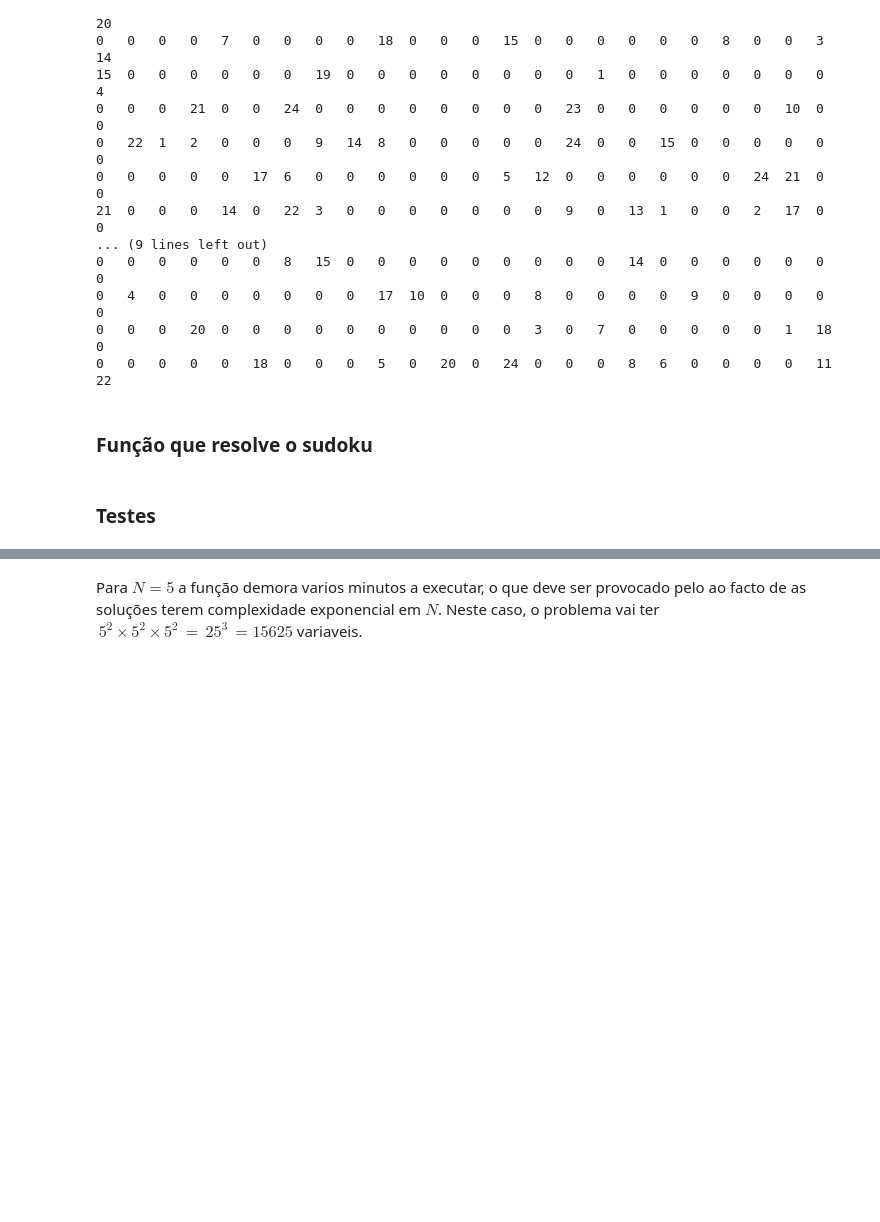
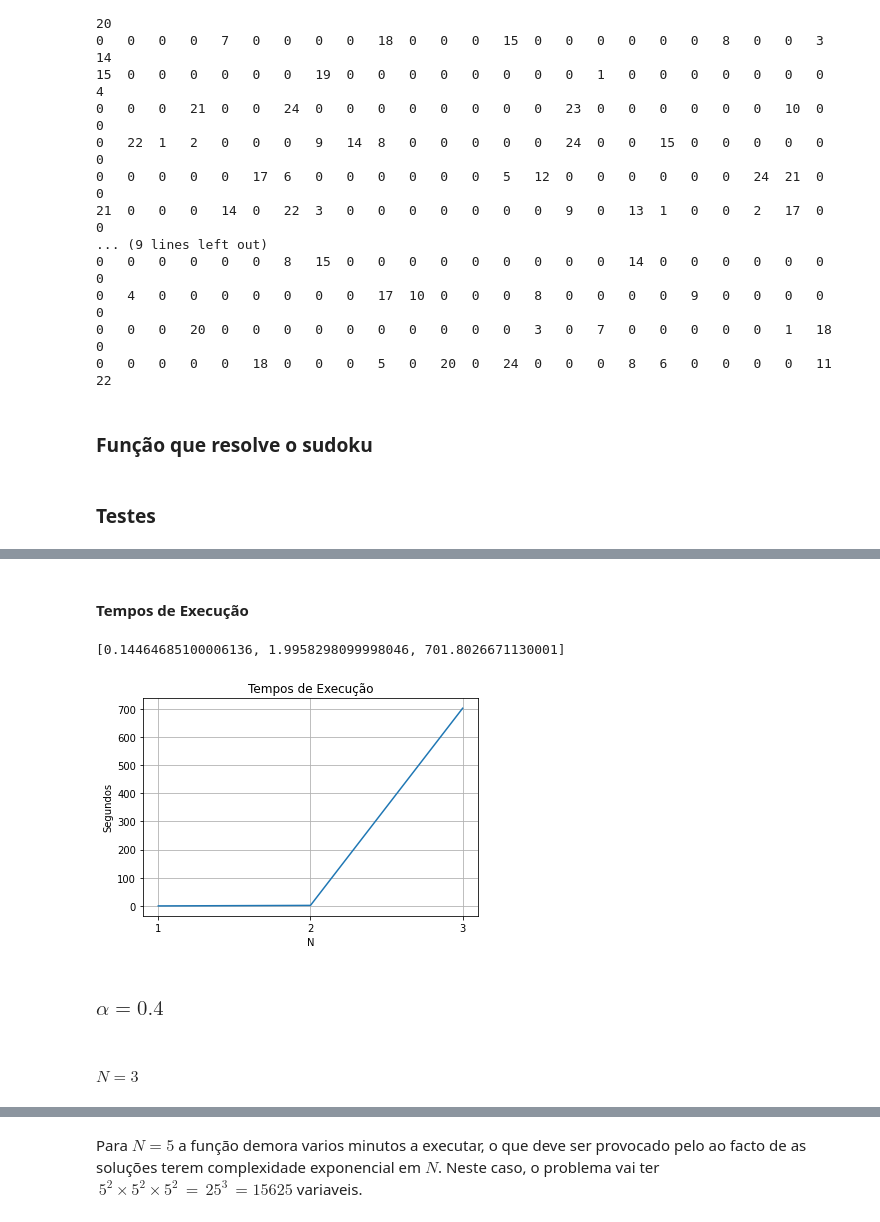
Before and after one commit to zoisper/LC-Projeto, a Jupyter notebook: 1/sudoku.ipynb, the cells around one changed output, grey strips where cells are left out. Cells and saved outputs as stored; diff of their text form; code cells hidden in the pictures; blank space fills up the shorter version.

```diff
--- a/1/sudoku.ipynb
+++ b/1/sudoku.ipynb
@@ -376,0 +392,3 @@ times
+# %%
+times[1][0] = timeit.timeit(stmt='test_sudoku(3,0.2)', setup='from __main__ import test_sudoku',number=1 )
+times[1][0]
@@ -376,0 +416,3 @@ times
+# %%
+times[1][1] = timeit.timeit(stmt='test_sudoku(4,0.2)', setup='from __main__ import test_sudoku',number=1)
+times[1][1]
@@ -376,0 +440,3 @@ times
+# %%
+times[1][2] = timeit.timeit(stmt='test_sudoku(5,0.2)', setup='from __main__ import test_sudoku',number=1)
+times[1][2]
@@ -376,0 +462,17 @@ times
+# %% [markdown]
+#### Tempos de Execução
+# %%
+print(times[1])
+plt.plot(N, times[1])
+plt.xticks(N)
+plt.title("Tempos de Execução")
+plt.ylabel("Segundos")
+plt.xlabel("N")
+plt.grid(True)
+# %% [output]
+[0.14464685100006136, 1.9958298099998046, 701.8026671130001]
+[figure, added]
+# %% [markdown]
+### $\alpha = 0.4$
+# %% [markdown]
+#### $N = 3$
```
Also changed, not shown: parts of 41 cells of this notebook.
